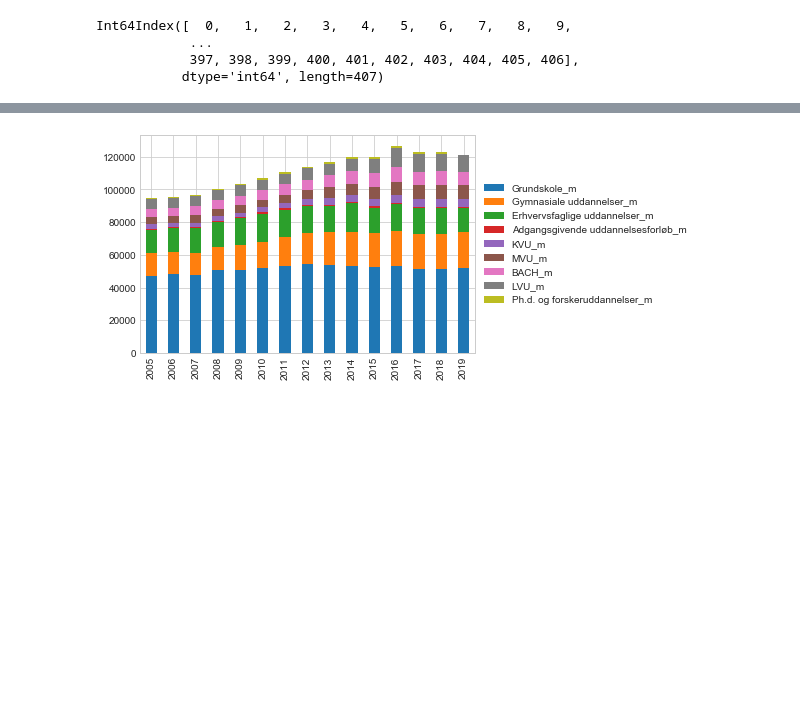
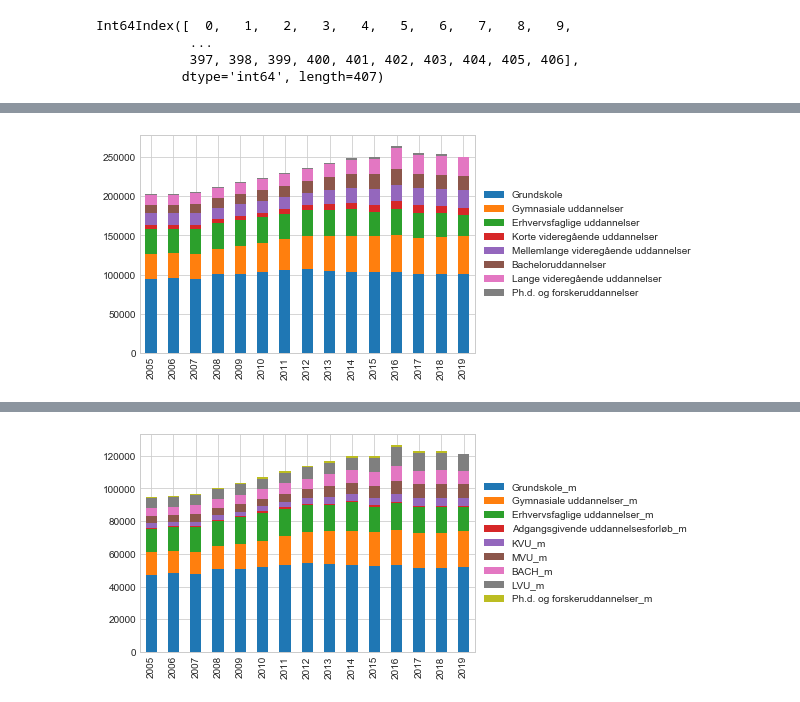
Before and after one commit to NumEconCopenhagen/projects-2020-group404, a Jupyter notebook: dataproject/dataproject.ipynb, the cells around one changed output, grey strips where cells are left out. Saved outputs shown, nothing was run; the diff lists cells and outputs as text; code cells hidden in the pictures; blank space fills up the shorter version.

```diff
--- a/dataproject/dataproject.ipynb
+++ b/dataproject/dataproject.ipynb
@@ -274,0 +221,12 @@ display(GU_all)
+# %%
+
+data_all_sum = np.array([Grundskole_all_sum, GU_all_sum, EU_all_sum, KVU_all_sum, MVU_all_sum, BACH_all_sum, LVU_all_sum, PHD_all_sum])
+
+uddannelse_all_sum = pd.Series(['Grundskole','Gymnasiale uddannelser', 'Erhvervsfaglige uddannelser', 'Korte videregående uddannelser','Mellemlange videregående uddannelser','Bacheloruddannelser','Lange videregående uddannelser','Ph.d. og forskeruddannelser'])
+
+df_all_sum = pd.DataFrame(
+    data_all_sum,
+    columns=years,
+    index = uddannelse_all_sum
+)
+df_all_sum
@@ -275,3 +243,11 @@ display(GU_all)
+# %%
+#Plot all
+df_all_sum.T.plot(kind = 'bar', stacked = True)
+plt.legend(loc='center left', bbox_to_anchor=(1.0, 0.5))
+
+plt.show()
+# %% [output]
+[figure, added]
 # %%
 data = pd.read_excel (r'Data.xlsx') # import the data
 # År
```
Also changed, not shown: parts of 5 cells of this notebook.
